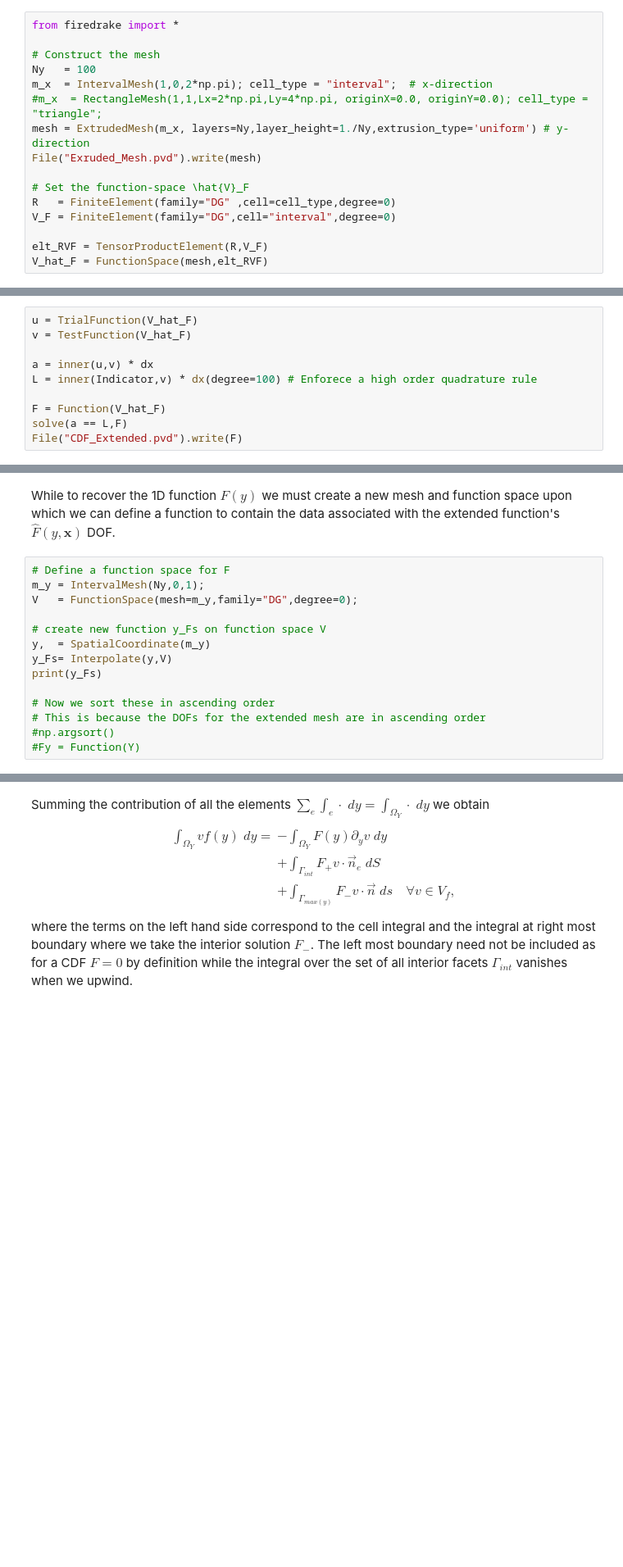
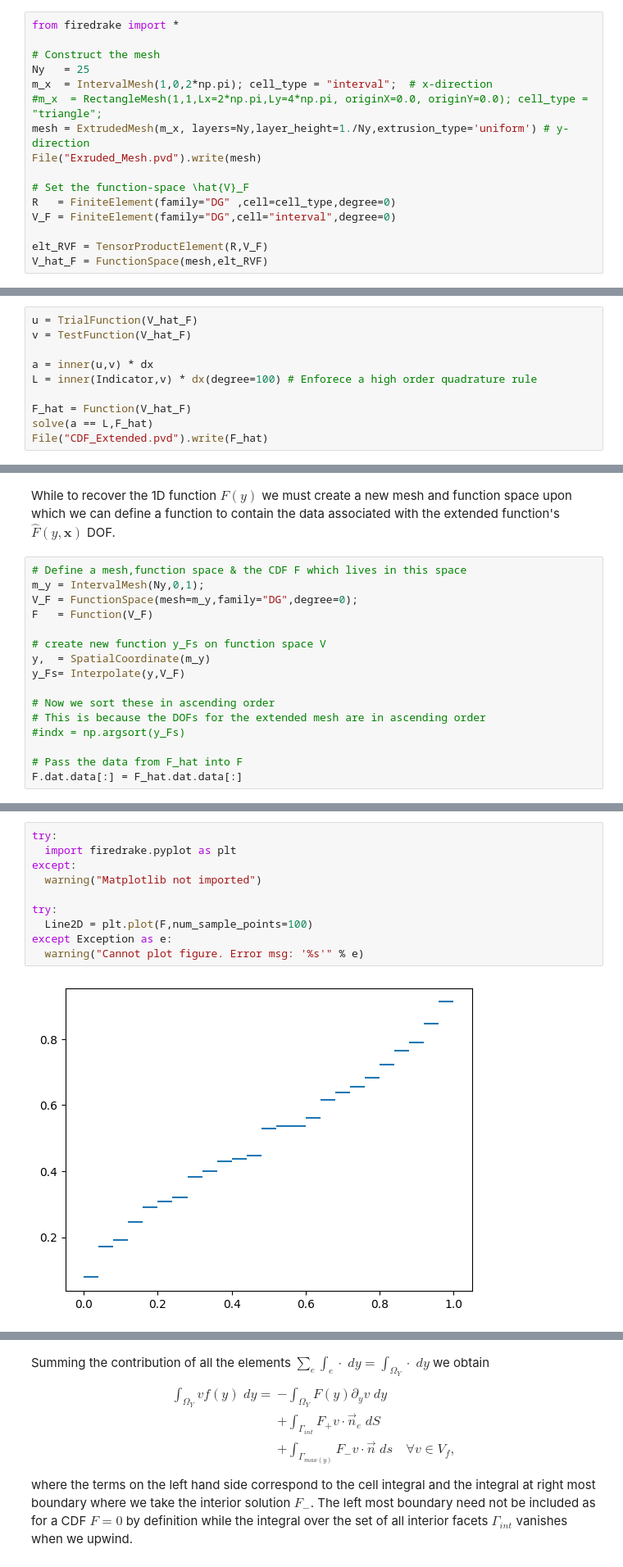
Before and after one commit to D-stratify/Numdf, a Jupyter notebook: PDF_Construction_using_extruded_mesh.ipynb, the cells around one changed output, grey strips where cells are left out. Shown at 82% size. Cells and saved outputs as stored; diff of their text form; blank space fills up the shorter version.

```diff
--- a/PDF_Construction_using_extruded_mesh.ipynb
+++ b/PDF_Construction_using_extruded_mesh.ipynb
@@ -159,7 +159,7 @@ To realise these function spaces we will make use of the finite element code Fir
 from firedrake import *
 
 # Construct the mesh
-Ny   = 100
+Ny   = 25
 m_x  = IntervalMesh(1,0,2*np.pi); cell_type = "interval";  # x-direction
 #m_x  = RectangleMesh(1,1,Lx=2*np.pi,Ly=4*np.pi, originX=0.0, originY=0.0); cell_type = "triangle";
 mesh = ExtrudedMesh(m_x, layers=Ny,layer_height=1./Ny,extrusion_type='uniform') # y-direction
@@ -224,9 +224,9 @@ v = TestFunction(V_hat_F)
 a = inner(u,v) * dx
 L = inner(Indicator,v) * dx(degree=100) # Enforece a high order quadrature rule
 
-F = Function(V_hat_F)
-solve(a == L,F)
-File("CDF_Extended.pvd").write(F)
+F_hat = Function(V_hat_F)
+solve(a == L,F_hat)
+File("CDF_Extended.pvd").write(F_hat)
 # %% [markdown]
 The 2D output can be visualised by running
 # %%
@@ -236,16 +236,18 @@ fdrake_mesh.plot(cpos='xy',cmap='coolwarm')
 # %% [markdown]
 While to recover the 1D function $F(y)$ we must create a new mesh and function space upon which we can define a function to contain the data associated with the extended function's $\hat{F}(y,\boldsymbol{x})$ DOF.
 # %%
-# Define a function space for F
+# Define a mesh,function space & the CDF F which lives in this space
 m_y = IntervalMesh(Ny,0,1);
-V   = FunctionSpace(mesh=m_y,family="DG",degree=0);
+V_F = FunctionSpace(mesh=m_y,family="DG",degree=0);
+F   = Function(V_F)
 
 # create new function y_Fs on function space V
 y,  = SpatialCoordinate(m_y)
-y_Fs= Interpolate(y,V)
-print(y_Fs)
+y_Fs= Interpolate(y,V_F)
 
 # Now we sort these in ascending order
 # This is because the DOFs for the extended mesh are in ascending order
-#np.argsort()
-#Fy = Function(Y)
+#indx = np.argsort(y_Fs)
+
+# Pass the data from F_hat into F
+F.dat.data[:] = F_hat.dat.data[:]
@@ -254,3 +256,15 @@ Interpolate(x[0], v_0; WithGeometry(FunctionSpace(<firedrake.mesh.MeshTopology o
+# %%
+try:
+  import firedrake.pyplot as plt
+except:
+  warning("Matplotlib not imported")
+
+try:
+  Line2D = plt.plot(F,num_sample_points=100)
+except Exception as e:
+  warning("Cannot plot figure. Error msg: '%s'" % e)
+# %% [output]
+[figure, added]
 # %% [markdown]
 Having constructed the CDF $F(y)$ we now turn to constructing its PDF $f(y)$ which must remain positive and integrate to one. While strictly speaking the PDF is the derivative of the CDF, we choose to recover the PDF via a projection as this requires less regularlity. To do so define the function space of $f(y)$ to be
 \begin{equation*}
```
Also changed, not shown: parts of 4 cells of this notebook.
